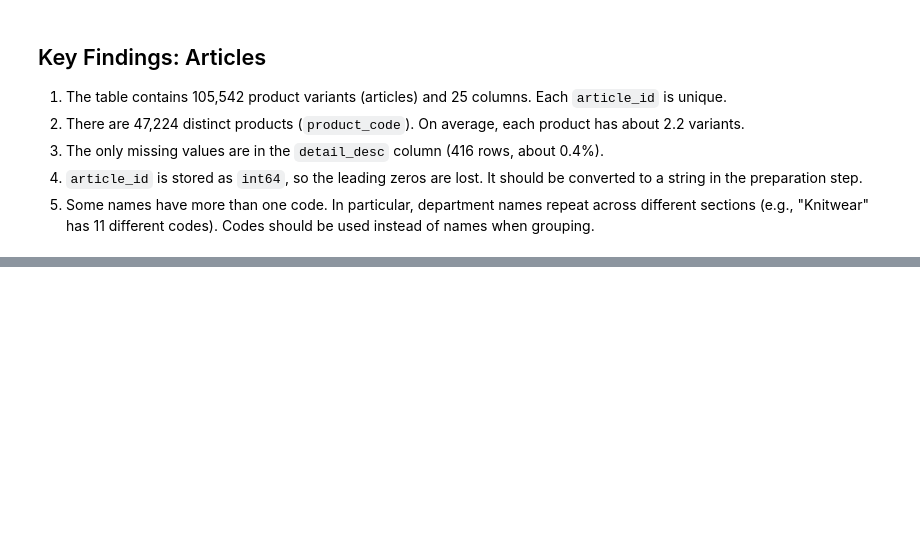
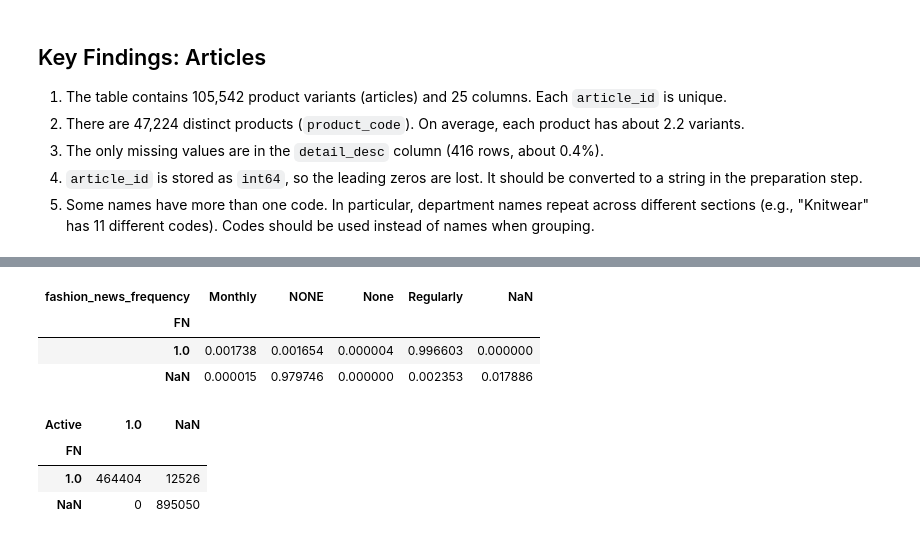
Before and after one commit to berenkece/hm-fashion-analysis, a Jupyter notebook: notebooks/01_data_overview.ipynb, the cells around one changed output, grey strips where cells are left out. Cells and saved outputs as stored; diff of their text form; code cells hidden in the pictures; blank space fills up the shorter version.

```diff
--- a/notebooks/01_data_overview.ipynb
+++ b/notebooks/01_data_overview.ipynb
@@ -164,0 +301,14 @@ Blouse                       3
+# %%
+pd.crosstab(customers["FN"], customers["fashion_news_frequency"], dropna=False, normalize="index")
+# %% [output]
+| fashion_news_frequency | Monthly | NONE | None | Regularly | NaN |
+| FN |  |  |  |  |  |
+| 1.0 | 0.001738 | 0.001654 | 0.000004 | 0.996603 | 0.000000 |
+| NaN | 0.000015 | 0.979746 | 0.000000 | 0.002353 | 0.017886 |
+# %%
+pd.crosstab(customers["FN"], customers["Active"], dropna=False)
+# %% [output]
+| Active | 1.0 | NaN |
+| FN |  |  |
+| 1.0 | 464404 | 12526 |
+| NaN | 0 | 895050 |
```
Also changed, not shown: parts of 29 cells of this notebook.
